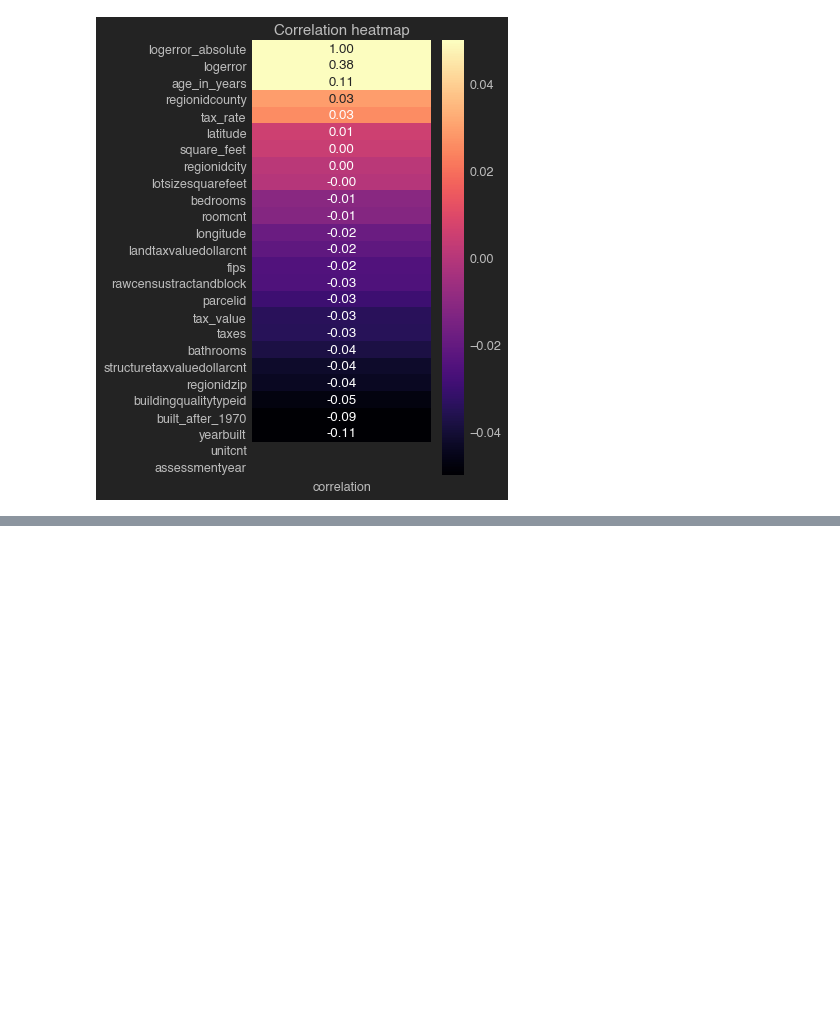
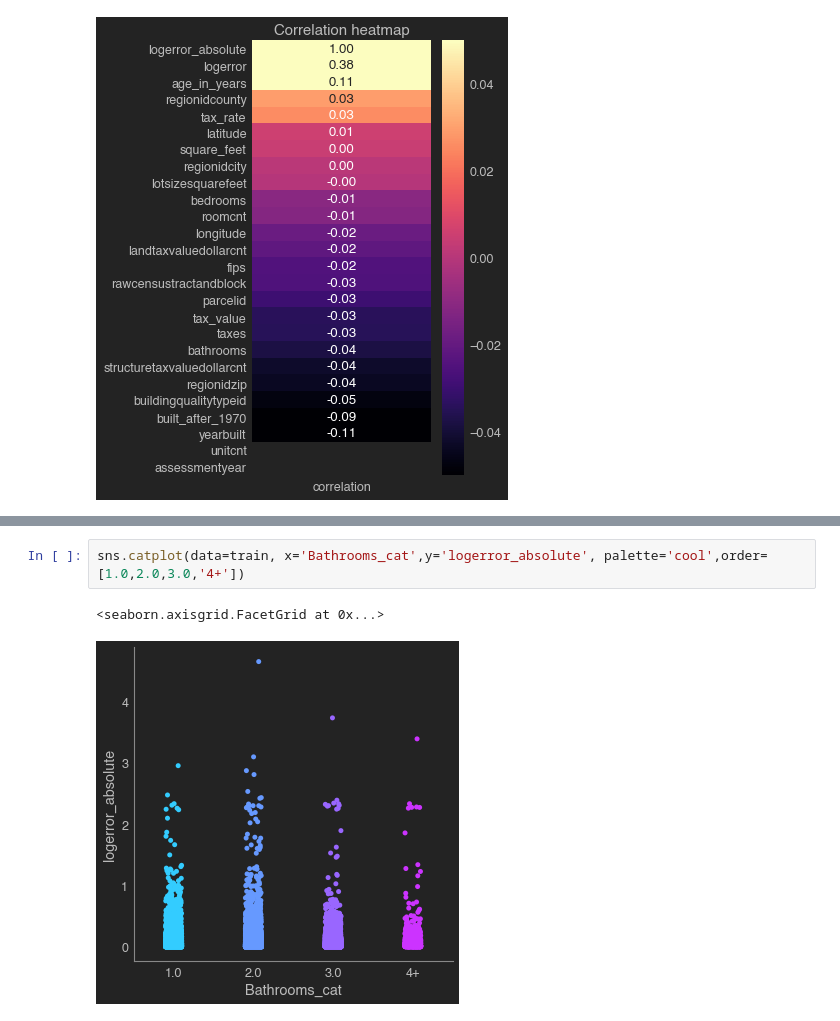
Before and after one commit to sam-and-ken/clustering-project, a Jupyter notebook: Cluster_project_explore_Ken.ipynb, the cells around one changed output, grey strips where cells are left out. Drawn from its saved outputs; the diff is of its cells as text; blank space fills up the shorter version.

```diff
--- a/Cluster_project_explore_Ken.ipynb
+++ b/Cluster_project_explore_Ken.ipynb
@@ -132,0 +154,5 @@ plt.show()
+# %%
+sns.catplot(data=train, x='Bathrooms_cat',y='logerror_absolute', palette='cool',order=[1.0,2.0,3.0,'4+'])
+# %% [output]
+<seaborn.axisgrid.FacetGrid at 0x...>
+[figure, added]
```
Also changed, not shown: parts of 32 cells of this notebook.
